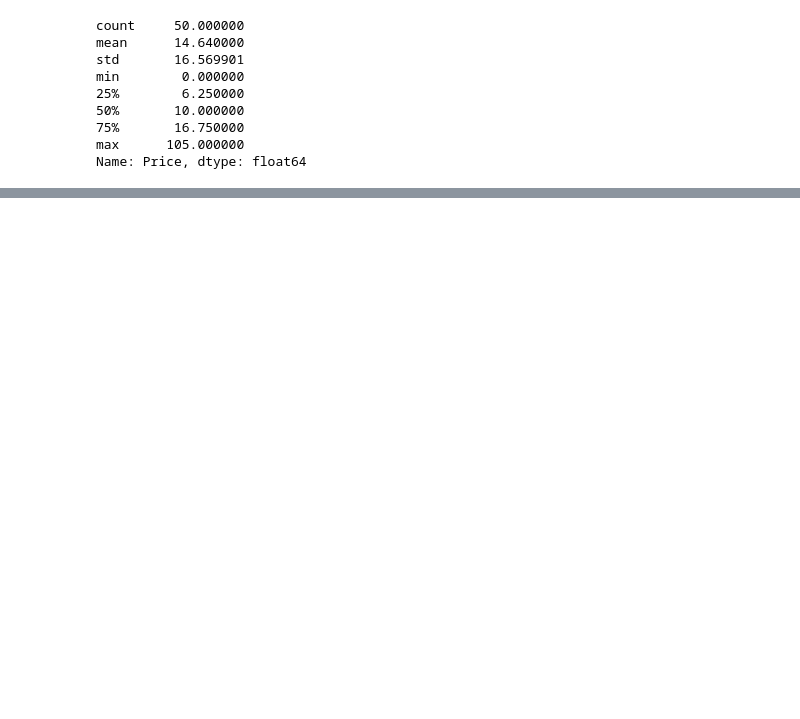
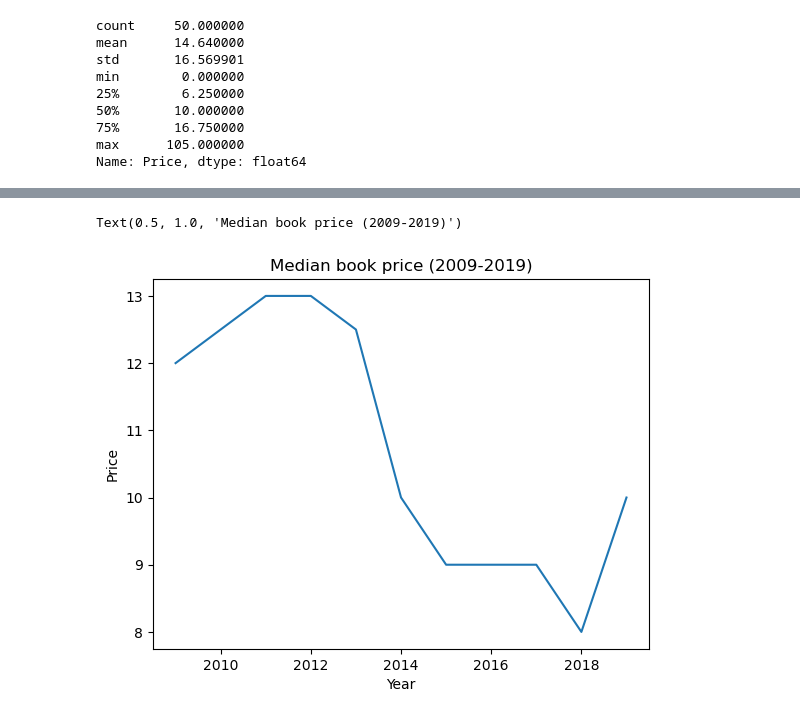
Before and after one commit to Prayush77/Amazon_bestselers_analysis, a Jupyter notebook: src/main.ipynb, the cells around one changed output, grey strips where cells are left out. Saved outputs shown, nothing was run; the diff lists cells and outputs as text; code cells hidden in the pictures; blank space fills up the shorter version.

```diff
--- a/src/main.ipynb
+++ b/src/main.ipynb
@@ -292,0 +284,7 @@ Name: Price, dtype: float64
+# %%
+sns.lineplot(data=median)
+plt.plot()
+plt.title("Median book price (2009-2019)")
+# %% [output]
+Text(0.5, 1.0, 'Median book price (2009-2019)')
+[figure, added]
```
Also changed, not shown: parts of 2 cells of this notebook.
